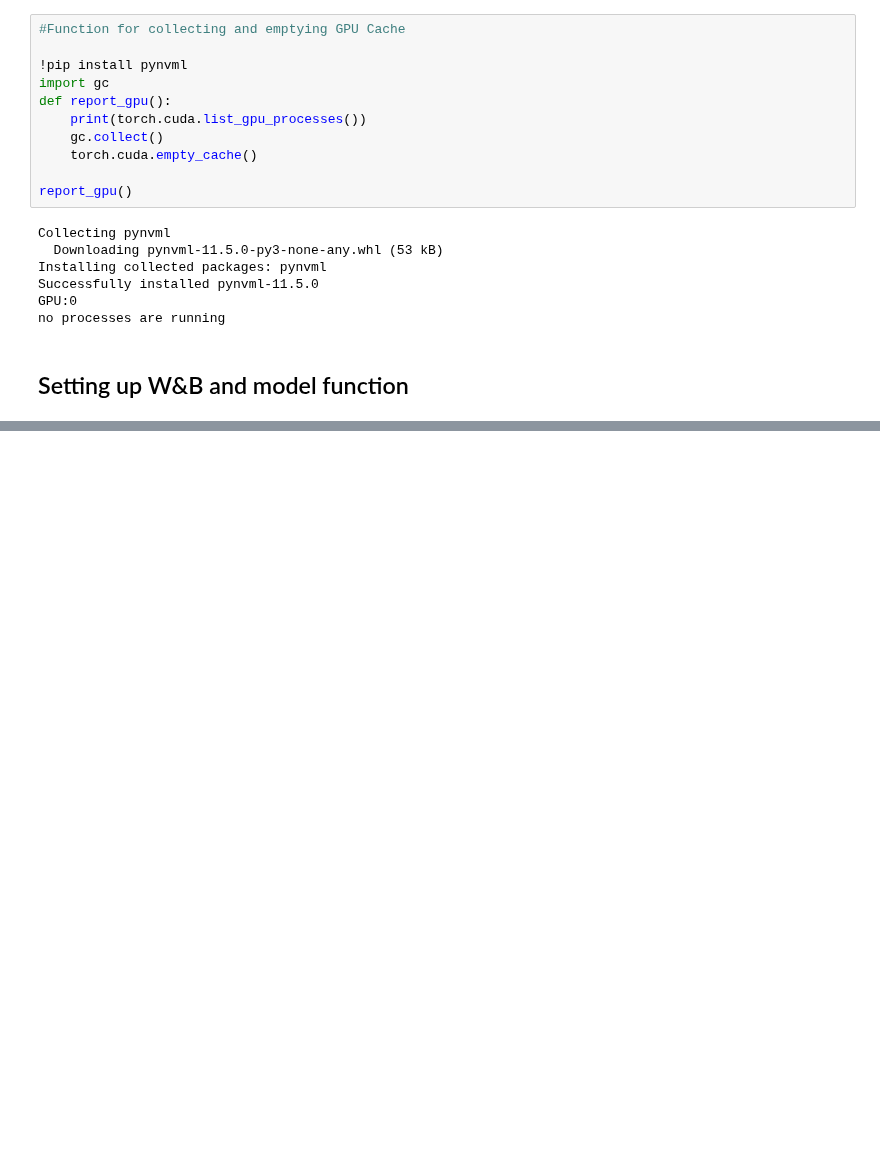
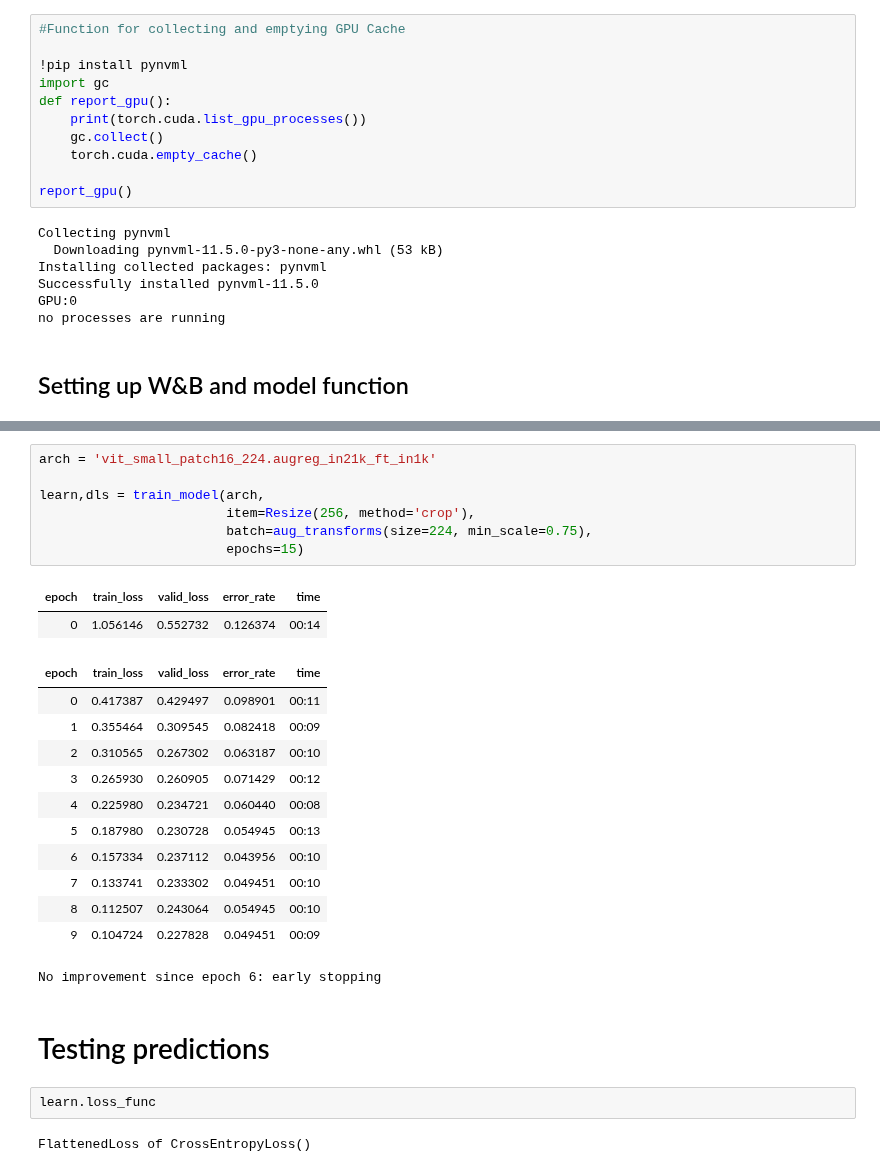
Before and after one commit to jalkestrup/fastai_course, a Jupyter notebook: 10_final_project/apple_disease_v2.ipynb, the cells around one changed output, grey strips where cells are left out. Cells and saved outputs as stored; diff of their text form; blank space fills up the shorter version.

```diff
--- a/10_final_project/apple_disease_v2.ipynb
+++ b/10_final_project/apple_disease_v2.ipynb
@@ -206,3 +209,31 @@ def train_model(arch, item, batch, batch_size, epochs, learning_rate=0.005, accu
 
   wandb.finish()
   return learn, dls
+# %%
+arch = 'vit_small_patch16_224.augreg_in21k_ft_in1k'
+
+learn,dls = train_model(arch,
+                        item=Resize(256, method='crop'),
+                        batch=aug_transforms(size=224, min_scale=0.75),
+                        epochs=15)
+# %% [output]
+| epoch | train_loss | valid_loss | error_rate | time |
+| 0 | 1.056146 | 0.552732 | 0.126374 | 00:14 |
+| epoch | train_loss | valid_loss | error_rate | time |
+| 0 | 0.417387 | 0.429497 | 0.098901 | 00:11 |
+| 1 | 0.355464 | 0.309545 | 0.082418 | 00:09 |
+| 2 | 0.310565 | 0.267302 | 0.063187 | 00:10 |
+| 3 | 0.265930 | 0.260905 | 0.071429 | 00:12 |
+| 4 | 0.225980 | 0.234721 | 0.060440 | 00:08 |
+| 5 | 0.187980 | 0.230728 | 0.054945 | 00:13 |
+| 6 | 0.157334 | 0.237112 | 0.043956 | 00:10 |
+| 7 | 0.133741 | 0.233302 | 0.049451 | 00:10 |
+| 8 | 0.112507 | 0.243064 | 0.054945 | 00:10 |
+| 9 | 0.104724 | 0.227828 | 0.049451 | 00:09 |
+No improvement since epoch 6: early stopping
+# %% [markdown]
+# Testing predictions
+# %%
+learn.loss_func
+# %% [output]
+FlattenedLoss of CrossEntropyLoss()
```
Also changed, not shown: parts of 14 cells of this notebook.
